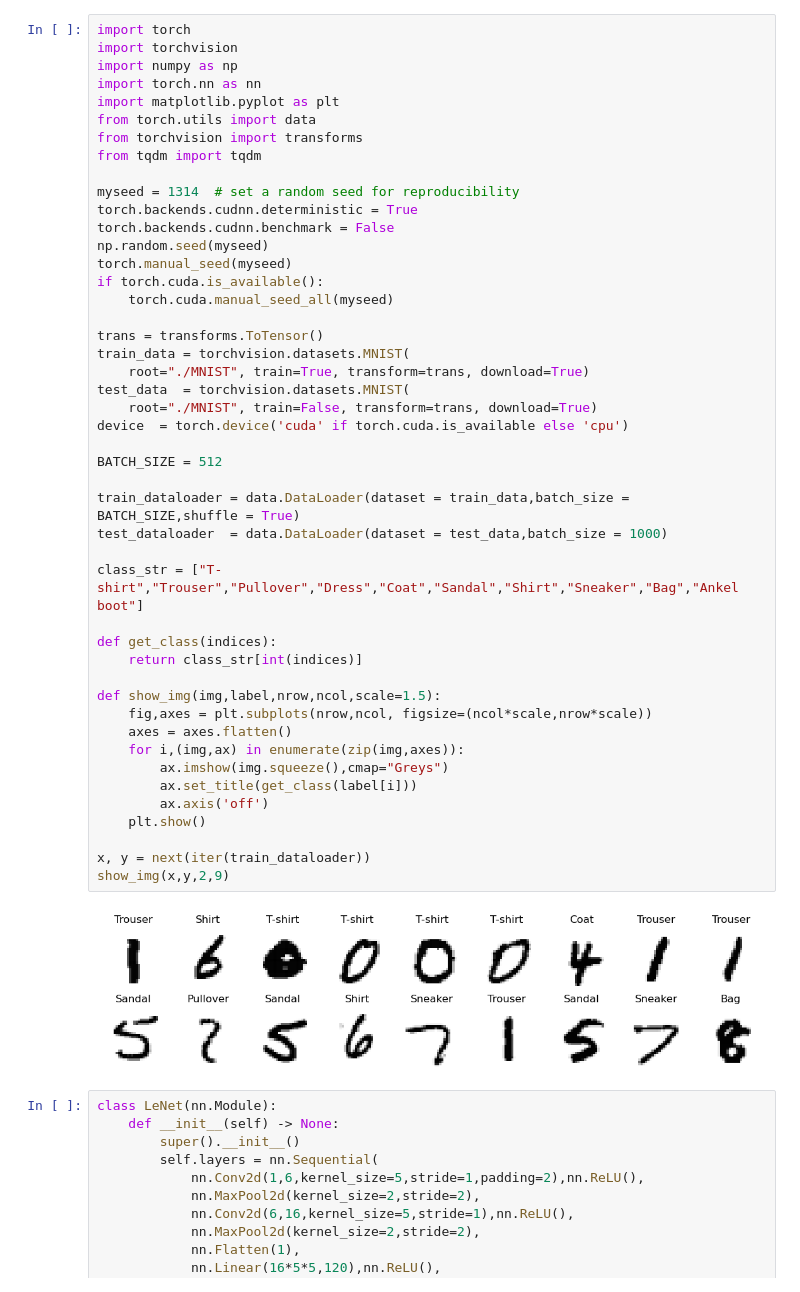
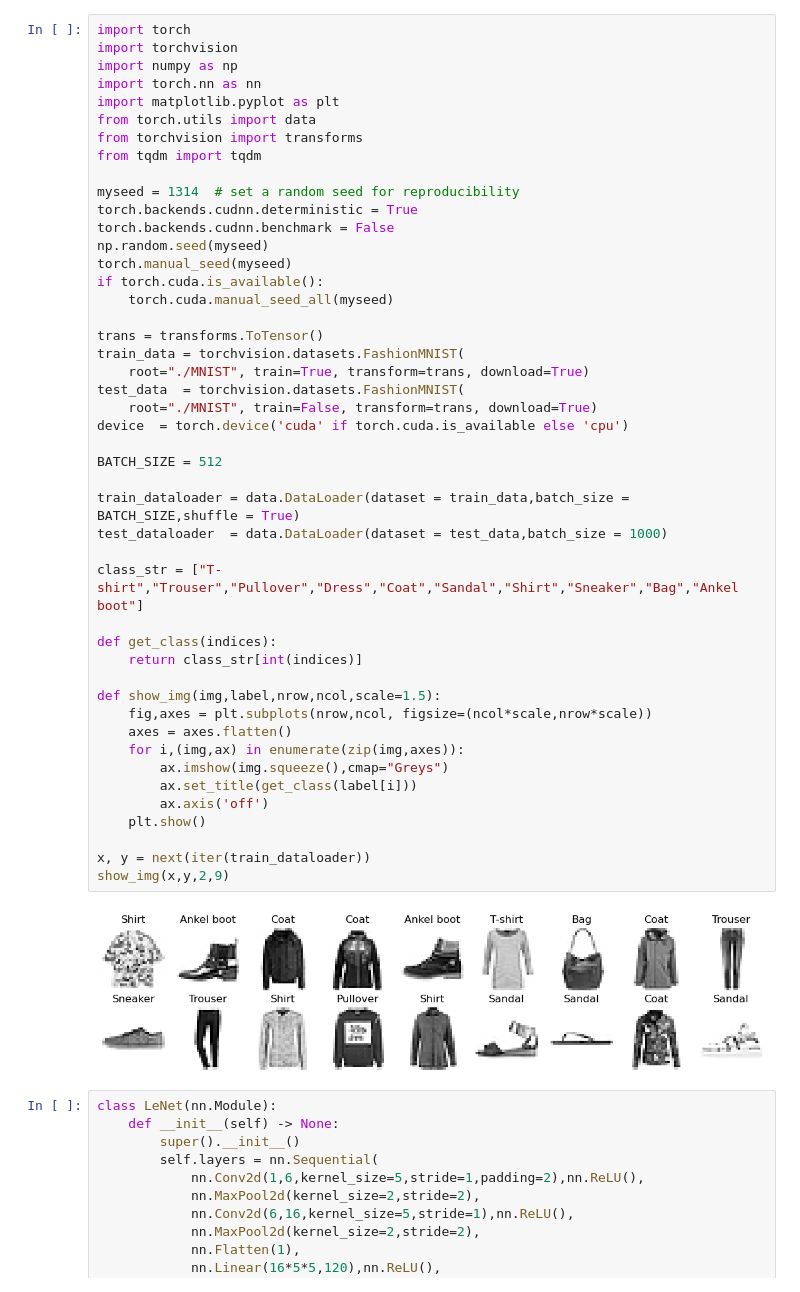
Before and after one commit to Gancenty/Machine_Learning, a Jupyter notebook: lenet.ipynb, the cells around one changed output. Drawn from its saved outputs; the diff is of its cells as text.

```diff
--- a/lenet.ipynb
+++ b/lenet.ipynb
@@ -16,36 +16,36 @@ torch.manual_seed(myseed)
 if torch.cuda.is_available():
     torch.cuda.manual_seed_all(myseed)
 
 trans = transforms.ToTensor()
-train_data = torchvision.datasets.MNIST(
+train_data = torchvision.datasets.FashionMNIST(
     root="./MNIST", train=True, transform=trans, download=True)
-test_data  = torchvision.datasets.MNIST(
+test_data  = torchvision.datasets.FashionMNIST(
     root="./MNIST", train=False, transform=trans, download=True)
 device  = torch.device('cuda' if torch.cuda.is_available else 'cpu')
 
 BATCH_SIZE = 512
 
 train_dataloader = data.DataLoader(dataset = train_data,batch_size = BATCH_SIZE,shuffle = True)
 test_dataloader  = data.DataLoader(dataset = test_data,batch_size = 1000)
 
 class_str = ["T-shirt","Trouser","Pullover","Dress","Coat","Sandal","Shirt","Sneaker","Bag","Ankel boot"]
 
 def get_class(indices):
     return class_str[int(indices)]
 
 def show_img(img,label,nrow,ncol,scale=1.5):
     fig,axes = plt.subplots(nrow,ncol, figsize=(ncol*scale,nrow*scale))
     axes = axes.flatten()
     for i,(img,ax) in enumerate(zip(img,axes)):
         ax.imshow(img.squeeze(),cmap="Greys")
         ax.set_title(get_class(label[i]))
         ax.axis('off')
     plt.show()
 
 x, y = next(iter(train_dataloader))
 show_img(x,y,2,9)
 # %% [output]
-[figure, old version]
+[figure, new version]
 # %%
 class LeNet(nn.Module):
     def __init__(self) -> None:
```
Also changed, not shown: parts of 1 cell of this notebook, 22 other files.
